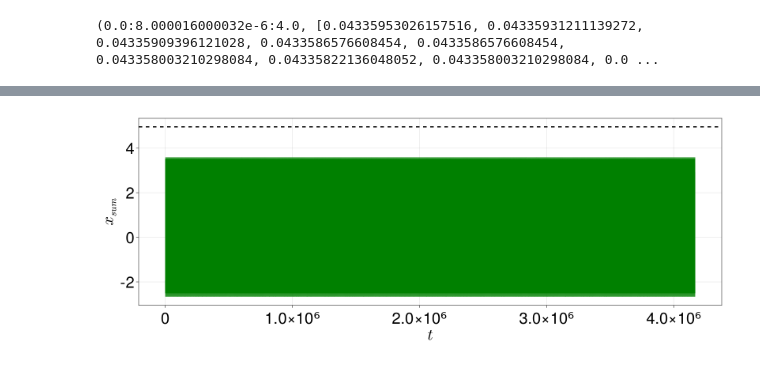
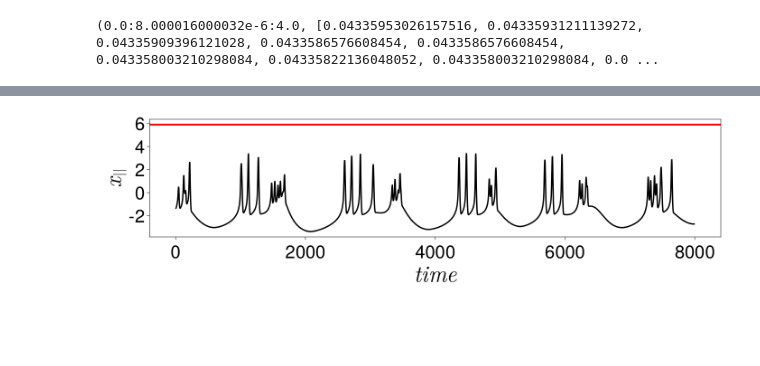
Before and after one commit to SergeyNovak777/dynamical-systems, a Jupyter notebook: HIndmarsh Rose/notebooks/PDF/PDF chaos-positive-link.ipynb, the cells around one changed output, grey strips where cells are left out. Drawn from its saved outputs; the diff is of its cells as text; code cells hidden in the pictures; blank space fills up the shorter version.

```diff
--- a/HIndmarsh Rose/notebooks/PDF/PDF chaos-positive-link.ipynb
+++ b/HIndmarsh Rose/notebooks/PDF/PDF chaos-positive-link.ipynb
@@ -3,5 +3,6 @@ username = "Alex"
 pathtorepo = "C:\\Users\\" *username *  "\\Desktop\\"
 using Pkg
 Pkg.activate(pathtorepo * "dynamical-systems\\env\\integrate\\")
+path_to_save = "C:\\Users\\" *username *  "\\Desktop\\IJCNN\\"
 # %% [output]
   Activating project at `C:\Users\Alex\Desktop\dynamical-systems\env\integrate`
@@ -418,6 +218,0 @@ sol = solve(prob, AutoVern9(Rodas5()), abstol = 1e-11, reltol = 1e-11, maxiters
-# %%
-xsum = sol[1, :] + sol[4, :];
-println("before: ", length(xsum))
-
-xsum = xsum[floor(Int, length(xsum) / 4):end ]
-println("after: ", length(xsum))
@@ -436,3 +218,0 @@ length x1, x2 after truncate:4169129, 4169129
-# %%
-spikes = peaks(xsum);
-Hs1 = Hs(spikes, 6)
@@ -440,0 +219,3 @@ Hs1 = Hs(spikes, 6)
+# %%
+labelsize = 50
+ticksize = 40
@@ -441,10 +239,19 @@ Hs1 = Hs(spikes, 6)
 # %%
-f = Figure(resolution = (1600, 600), fontsize = 40)
-ax = Axis(f[1, 1], xlabel = L"t", ylabel = L"x_{sum}")
+f = Figure(resolution = (1400, 400))
 
-lines!(ax, xsum, linewidth = 0.5, color = "green")
-hlines!(Hs1, color = "black", linewidth = 3.0, linestyle = :dash)
+ax = Axis(f[1, 1], xlabel = L"time", ylabel = L"x_{||}",
+            xlabelsize = labelsize, ylabelsize = labelsize,
+            xticklabelsize = ticksize, yticklabelsize = ticksize)
 
+ax.xgridvisible = false
+ax.ygridvisible = false
+
+lines!(ax, xsum[50000:58000], linewidth = 3.0, color = "black")
+hlines!(Hs1, color = "red", linewidth = 4.0)
+
+cd(path_to_save)
+filename = "timesrieschaos_positive.pdf"
+save(filename, f)
 f
 # %% [output]
-[figure, old version]
+[figure, new version]
```
Also changed, not shown: parts of 29 cells of this notebook, 11 other files.
